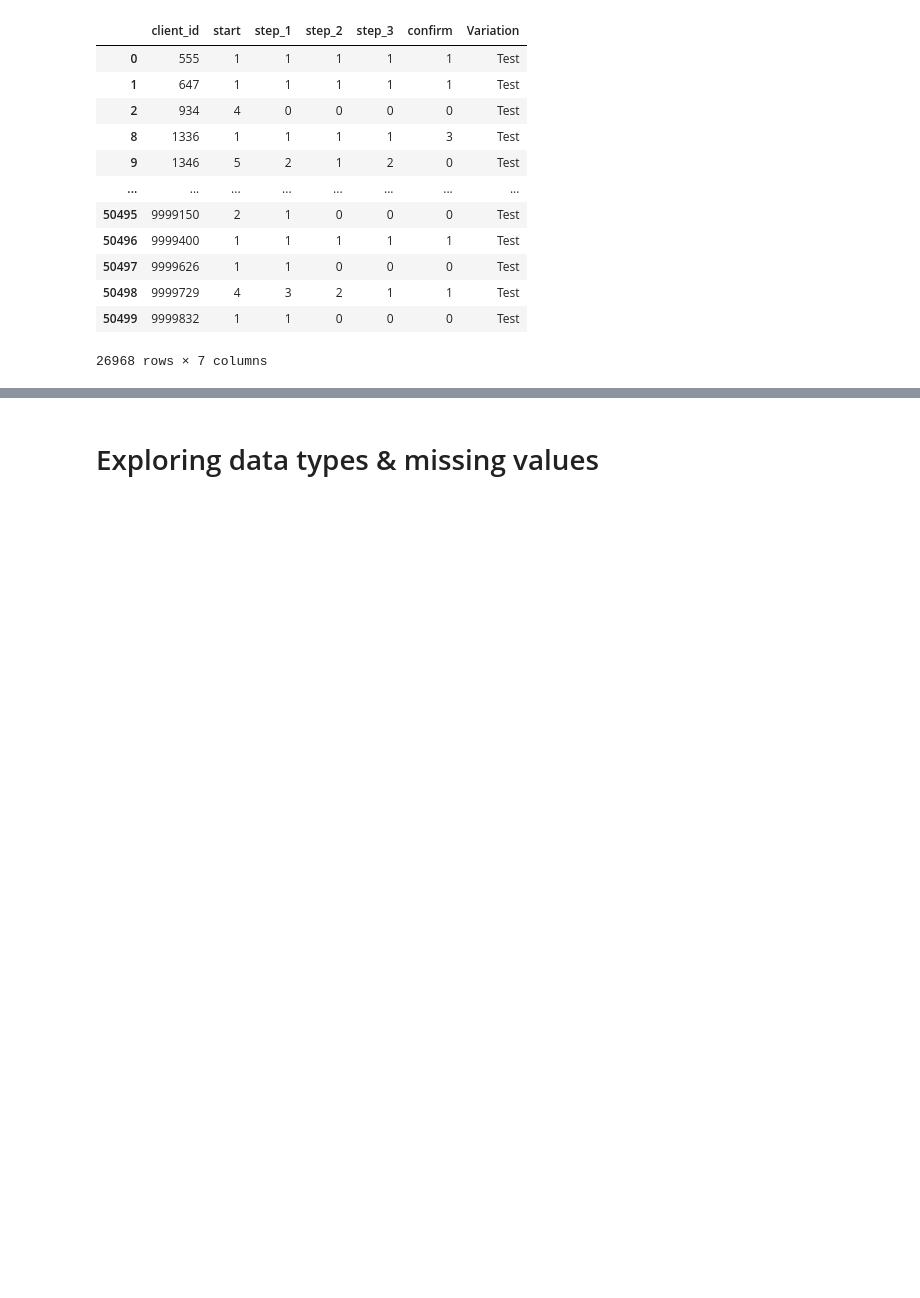
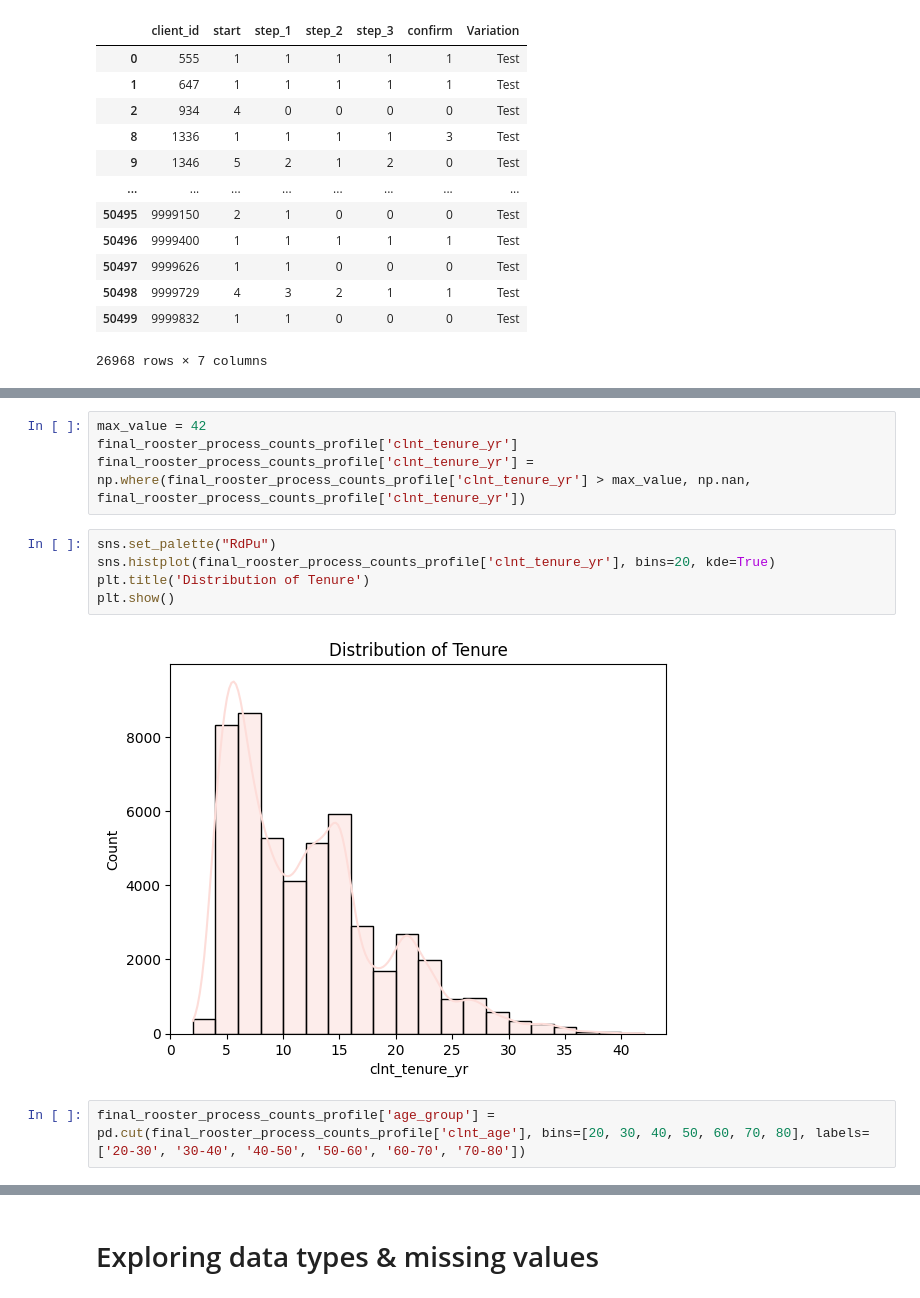
Before and after one commit to nlewism/Project-A-B-Testing-Analysis, a Jupyter notebook: src/jupyter notebook/Data Wrangling.ipynb, the cells around one changed output, grey strips where cells are left out. Drawn from its saved outputs; the diff is of its cells as text; blank space fills up the shorter version.

```diff
--- a/src/jupyter notebook/Data Wrangling.ipynb
+++ b/src/jupyter notebook/Data Wrangling.ipynb
@@ -159,0 +804,13 @@ test_df
+# %%
+max_value = 42
+final_rooster_process_counts_profile['clnt_tenure_yr']
+final_rooster_process_counts_profile['clnt_tenure_yr'] = np.where(final_rooster_process_counts_profile['clnt_tenure_yr'] > max_value, np.nan, final_rooster_process_counts_profile['clnt_tenure_yr'])
+# %%
+sns.set_palette("RdPu")
+sns.histplot(final_rooster_process_counts_profile['clnt_tenure_yr'], bins=20, kde=True)
+plt.title('Distribution of Tenure')
+plt.show()
+# %% [output]
+[figure, added]
+# %%
+final_rooster_process_counts_profile['age_group'] = pd.cut(final_rooster_process_counts_profile['clnt_age'], bins=[20, 30, 40, 50, 60, 70, 80], labels=['20-30', '30-40', '40-50', '50-60', '60-70', '70-80'])
```
Also changed, not shown: parts of 56 cells of this notebook.
